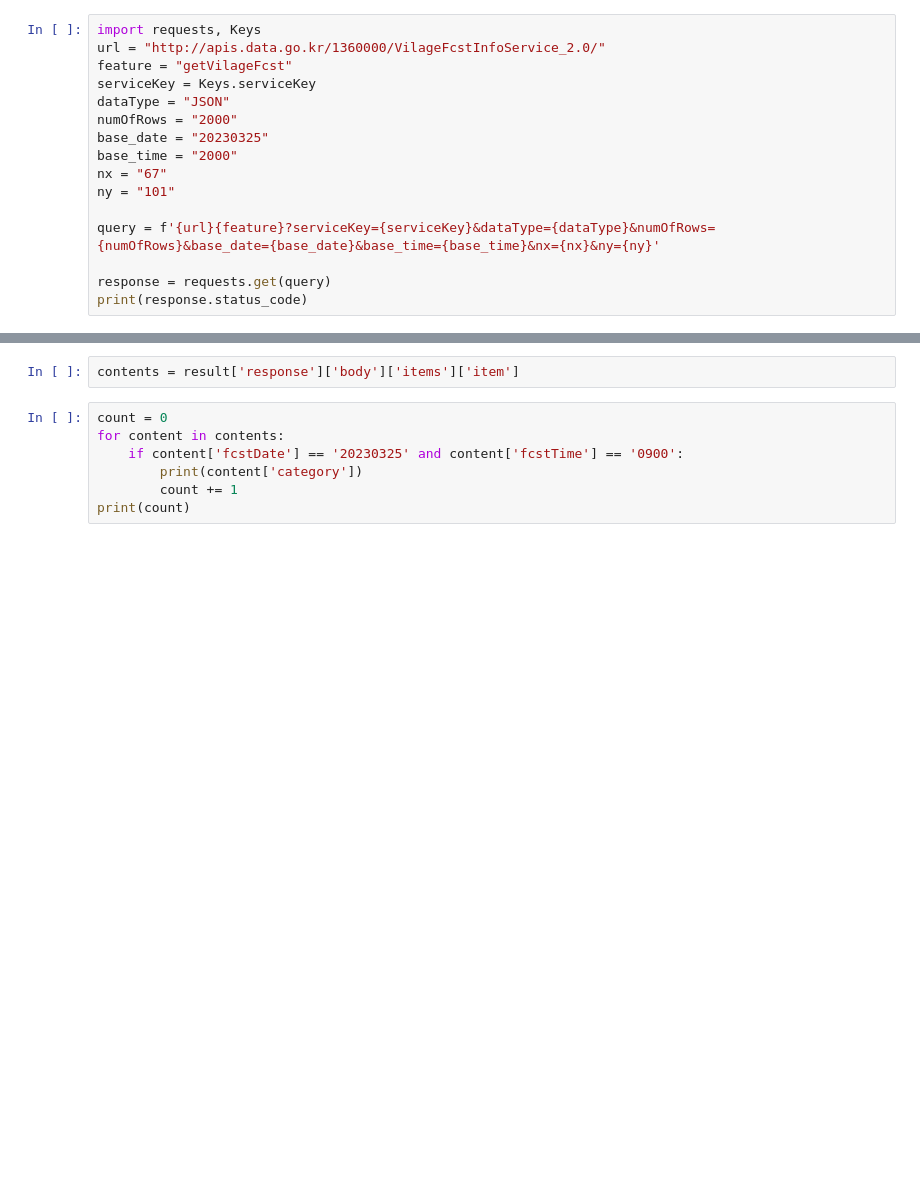
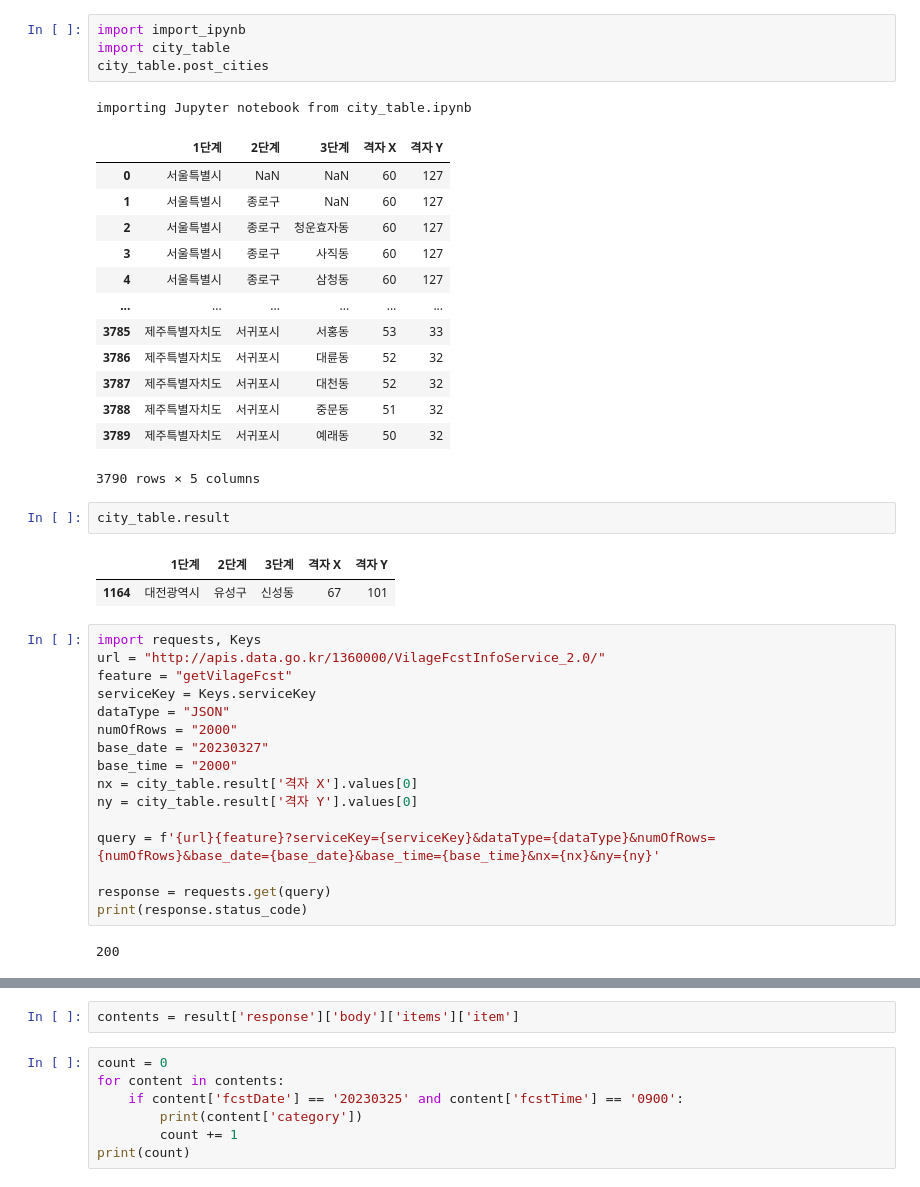
Before and after one commit to choijinhyuck/Weather, a Jupyter notebook: Main.ipynb, the cells around one changed output, grey strips where cells are left out. Saved outputs shown, nothing was run; the diff lists cells and outputs as text; blank space fills up the shorter version.

```diff
--- a/Main.ipynb
+++ b/Main.ipynb
@@ -1,3 +1,27 @@
+# %%
+import import_ipynb
+import city_table
+city_table.post_cities
+# %% [output]
+importing Jupyter notebook from city_table.ipynb
+|  | 1단계 | 2단계 | 3단계 | 격자 X | 격자 Y |
+| 0 | 서울특별시 | NaN | NaN | 60 | 127 |
+| 1 | 서울특별시 | 종로구 | NaN | 60 | 127 |
+| 2 | 서울특별시 | 종로구 | 청운효자동 | 60 | 127 |
+| 3 | 서울특별시 | 종로구 | 사직동 | 60 | 127 |
+| 4 | 서울특별시 | 종로구 | 삼청동 | 60 | 127 |
+| ... | ... | ... | ... | ... | ... |
+| 3785 | 제주특별자치도 | 서귀포시 | 서홍동 | 53 | 33 |
+| 3786 | 제주특별자치도 | 서귀포시 | 대륜동 | 52 | 32 |
+| 3787 | 제주특별자치도 | 서귀포시 | 대천동 | 52 | 32 |
+| 3788 | 제주특별자치도 | 서귀포시 | 중문동 | 51 | 32 |
+| 3789 | 제주특별자치도 | 서귀포시 | 예래동 | 50 | 32 |
+3790 rows × 5 columns
+# %%
+city_table.result
+# %% [output]
+|  | 1단계 | 2단계 | 3단계 | 격자 X | 격자 Y |
+| 1164 | 대전광역시 | 유성구 | 신성동 | 67 | 101 |
 # %%
 import requests, Keys
 url = "http://apis.data.go.kr/1360000/VilageFcstInfoService_2.0/"
@@ -5,15 +29,17 @@ feature = "getVilageFcst"
 serviceKey = Keys.serviceKey
 dataType = "JSON"
 numOfRows = "2000"
-base_date = "20230325"
+base_date = "20230327"
 base_time = "2000"
-nx = "67"
-ny = "101"
+nx = city_table.result['격자 X'].values[0]
+ny = city_table.result['격자 Y'].values[0]
 
 query = f'{url}{feature}?serviceKey={serviceKey}&dataType={dataType}&numOfRows={numOfRows}&base_date={base_date}&base_time={base_time}&nx={nx}&ny={ny}'
 
 response = requests.get(query)
 print(response.status_code)
+# %% [output]
+200
 # %%
 import json
 result = json.loads(response.text)
```
Also changed, not shown: parts of 4 cells of this notebook.
